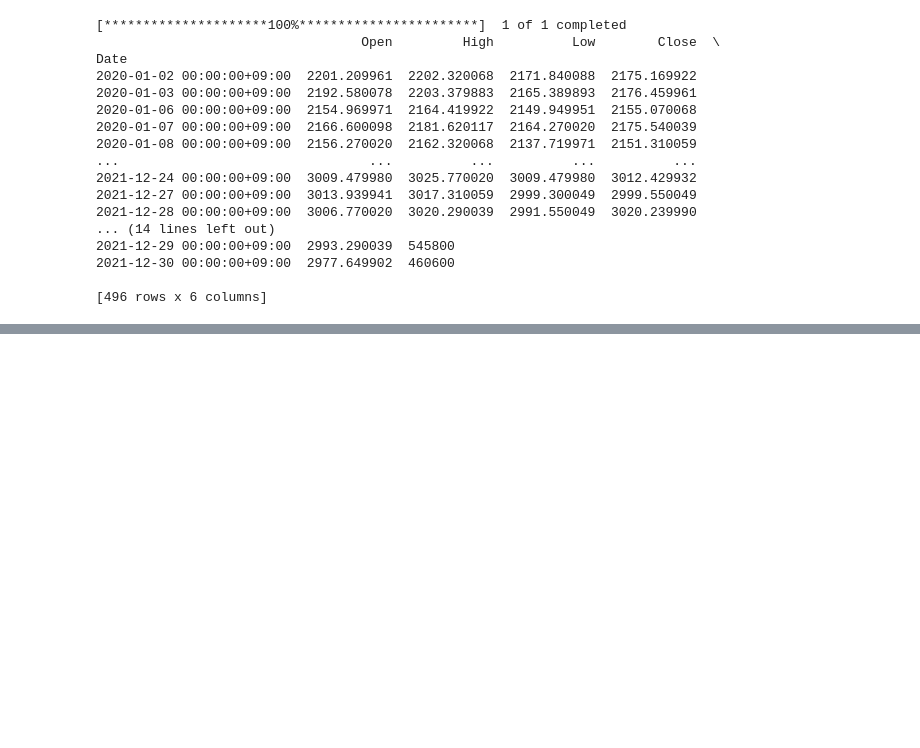
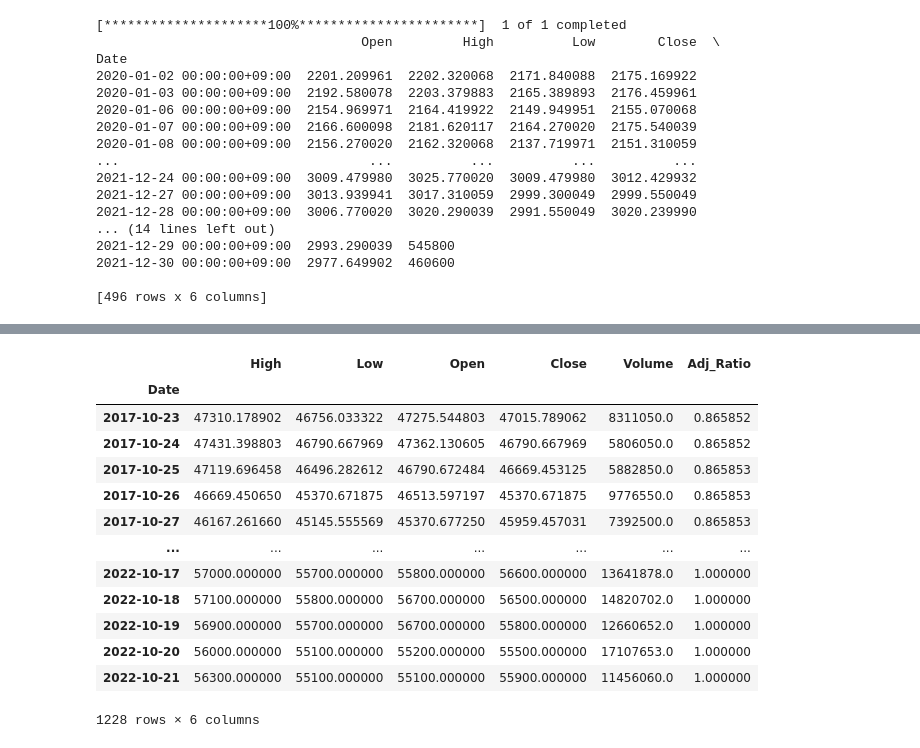
Before and after one commit to SteveArseneLee/IIS_prac, a Jupyter notebook: Stock/old_data.ipynb, the cells around one changed output, grey strips where cells are left out. Saved outputs shown, nothing was run; the diff lists cells and outputs as text; code cells hidden in the pictures; blank space fills up the shorter version.

```diff
--- a/Stock/old_data.ipynb
+++ b/Stock/old_data.ipynb
@@ -26,0 +224,16 @@ Date
+# %%
+
+# kospi, kosdaq 종목코드 각각 다운로드
+kospi_df = get_download_kospi()
+kosdaq_df = get_download_kosdaq()
+
+# data frame merge
+code_df = pd.concat([kospi_df, kosdaq_df])
+
+# data frame정리
+code_df = code_df[['회사명', '종목코드']]
+
+# data frame title 변경 '회사명' = name, 종목코드 = 'code'
+code_df = code_df.rename(columns={'회사명': 'name', '종목코드': 'code'})
+
+code_df
@@ -26,0 +254,6 @@ Date
+# %%
+code = get_code(code_df, '삼성전자')
+
+df = pdr.get_data_yahoo(code)
+
+df['Close']
@@ -26,0 +274,18 @@ Date
+# %%
+df = pdr.get_data_yahoo(code, adjust_price=True)
+df
+# %% [output]
+|  | High | Low | Open | Close | Volume | Adj_Ratio |
+| Date |  |  |  |  |  |  |
+| 2017-10-23 | 47310.178902 | 46756.033322 | 47275.544803 | 47015.789062 | 8311050.0 | 0.865852 |
+| 2017-10-24 | 47431.398803 | 46790.667969 | 47362.130605 | 46790.667969 | 5806050.0 | 0.865852 |
+| 2017-10-25 | 47119.696458 | 46496.282612 | 46790.672484 | 46669.453125 | 5882850.0 | 0.865853 |
+| 2017-10-26 | 46669.450650 | 45370.671875 | 46513.597197 | 45370.671875 | 9776550.0 | 0.865853 |
+| 2017-10-27 | 46167.261660 | 45145.555569 | 45370.677250 | 45959.457031 | 7392500.0 | 0.865853 |
+| ... | ... | ... | ... | ... | ... | ... |
+| 2022-10-17 | 57000.000000 | 55700.000000 | 55800.000000 | 56600.000000 | 13641878.0 | 1.000000 |
+| 2022-10-18 | 57100.000000 | 55800.000000 | 56700.000000 | 56500.000000 | 14820702.0 | 1.000000 |
+| 2022-10-19 | 56900.000000 | 55700.000000 | 56700.000000 | 55800.000000 | 12660652.0 | 1.000000 |
+| 2022-10-20 | 56000.000000 | 55100.000000 | 55200.000000 | 55500.000000 | 17107653.0 | 1.000000 |
+| 2022-10-21 | 56300.000000 | 55100.000000 | 55100.000000 | 55900.000000 | 11456060.0 | 1.000000 |
+1228 rows × 6 columns
```
Also changed, not shown: parts of 17 cells of this notebook, 7 other files.
